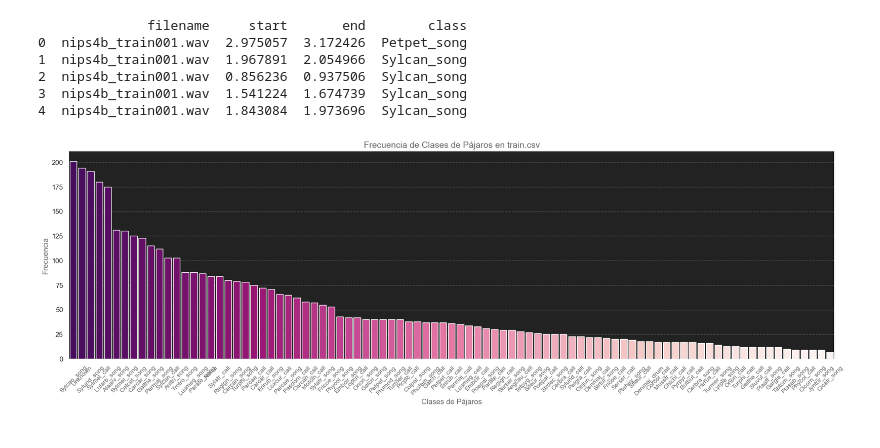
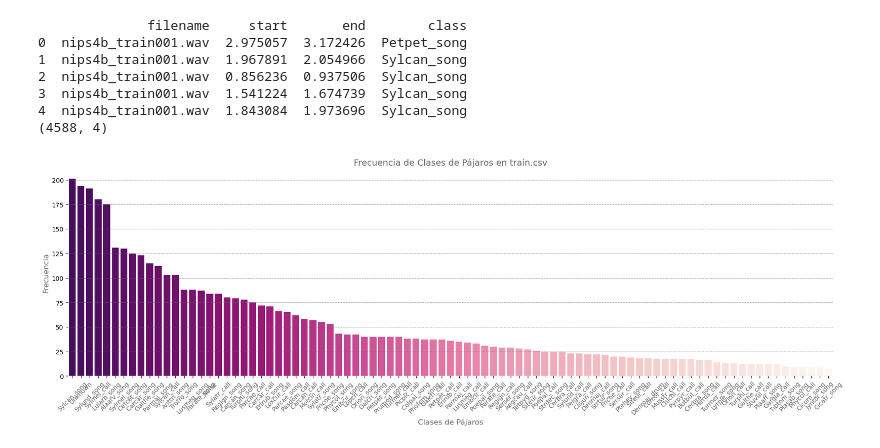
Before and after one commit to MZapicoCabeza/AprendizajeProfundo, a Jupyter notebook: procesamiento_de_datos.ipynb, the cells around one changed output. Drawn from its saved outputs; the diff is of its cells as text; code cells hidden in the pictures.

```diff
--- a/procesamiento_de_datos.ipynb
+++ b/procesamiento_de_datos.ipynb
@@ -8,6 +15,8 @@ data = pd.read_csv('datos/train.csv')
 
 # Mostrar las primeras filas
 print(data.head())
+shape = data.shape
+print(shape)
 # %% [output]
               filename     start       end        class
 0  nips4b_train001.wav  2.975057  3.172426  Petpet_song
@@ -15,37 +24,36 @@ print(data.head())
 2  nips4b_train001.wav  0.856236  0.937506  Sylcan_song
 3  nips4b_train001.wav  1.541224  1.674739  Sylcan_song
 4  nips4b_train001.wav  1.843084  1.973696  Sylcan_song
+(4588, 4)
 # %%
 # Contar la frecuencia de cada clase
 class_counts = data['class'].value_counts()
-
 # Establecer un estilo más estilizado
-sns.set(style="darkgrid")
 
 # Definir una paleta de colores degradados de rosas
 colors = sns.color_palette("RdPu", len(class_counts))[::-1]
 
 # Crear el gráfico de barras con Seaborn
 plt.figure(figsize=(22, 6))  # Ajustar el tamaño del gráfico
 ax = sns.barplot(x=class_counts.index, y=class_counts, palette=colors)
 plt.xlabel('Clases de Pájaros', fontsize=12, color='dimgray')  # Tamaño y color de etiquetas
 plt.ylabel('Frecuencia', fontsize=12, color='dimgray')
 plt.title('Frecuencia de Clases de Pájaros en train.csv', fontsize=14, color='dimgray')  # Tamaño y color del título
 plt.xticks(rotation=45, fontsize=10, color='dimgray')  # Tamaño y color de las etiquetas en el eje x
 
 # Configurar el esquema de colores del fondo
-plt.gca().set_facecolor('#222222')  # Fondo gris oscuro
+  # Fondo gris oscuro
 ax.spines['bottom'].set_color('dimgray')  # Color del borde inferior
 ax.spines['top'].set_color('dimgray')  # Color del borde superior
 ax.spines['left'].set_color('dimgray')  # Color del borde izquierdo
 ax.spines['right'].set_color('dimgray')  # Color del borde derecho
 ax.xaxis.label.set_color('dimgray')  # Color de la etiqueta del eje x
 ax.yaxis.label.set_color('dimgray')  # Color de la etiqueta del eje y
 
 # Personalizar las líneas de la cuadrícula
 sns.despine(left=True, bottom=True)
 plt.grid(axis='y', color='dimgray', linestyle='--', alpha=0.7)
 
 plt.show()
 # %% [output]
-[figure, old version]
+[figure, new version]
```
Also changed, not shown: parts of 3 cells of this notebook, 3 other files.
